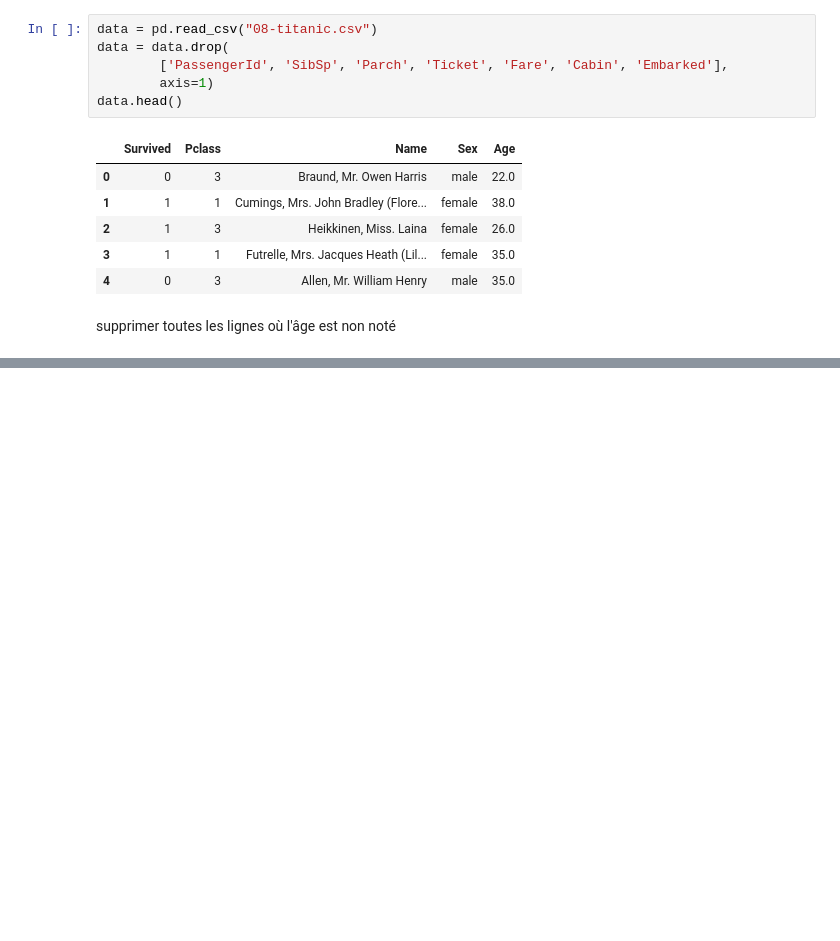
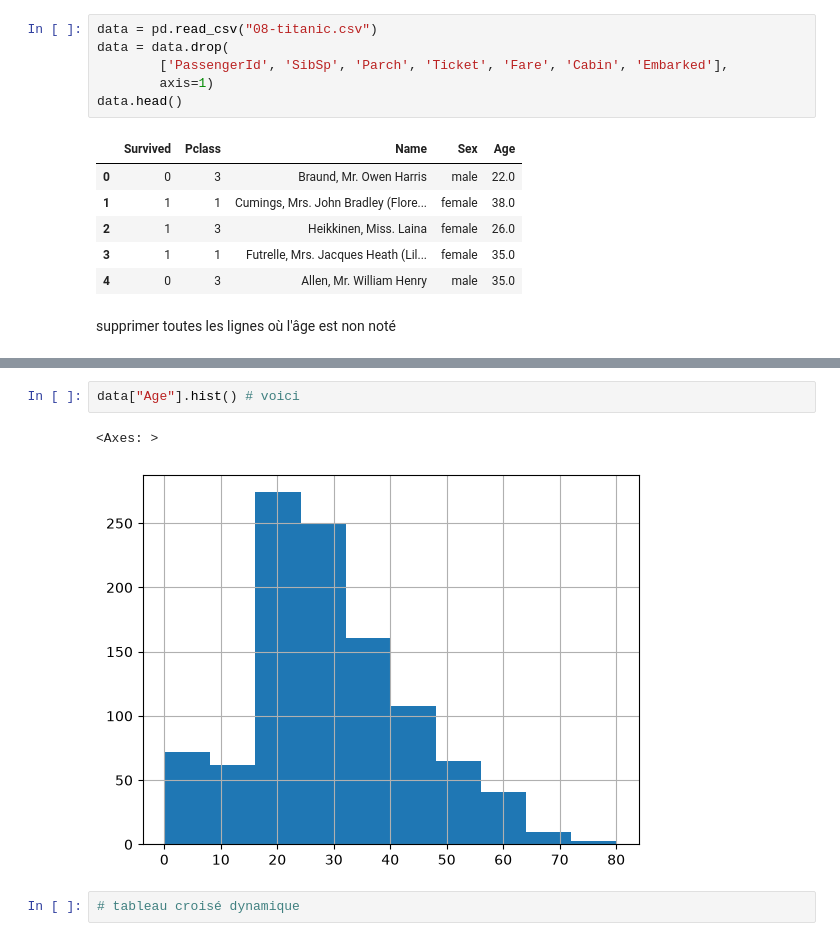
Before and after one commit to webdevproformation/m2-iot-juin2026, a Jupyter notebook: jour03/exo.ipynb, the cells around one changed output, grey strips where cells are left out. Drawn from its saved outputs; the diff is of its cells as text; blank space fills up the shorter version.

```diff
--- a/jour03/exo.ipynb
+++ b/jour03/exo.ipynb
@@ -78,0 +98,7 @@ data.shape
+# %%
+data["Age"].hist() # voici
+# %% [output]
+<Axes: >
+[figure, added]
+# %%
+# tableau croisé dynamique
```
Also changed, not shown: parts of 19 cells of this notebook.
